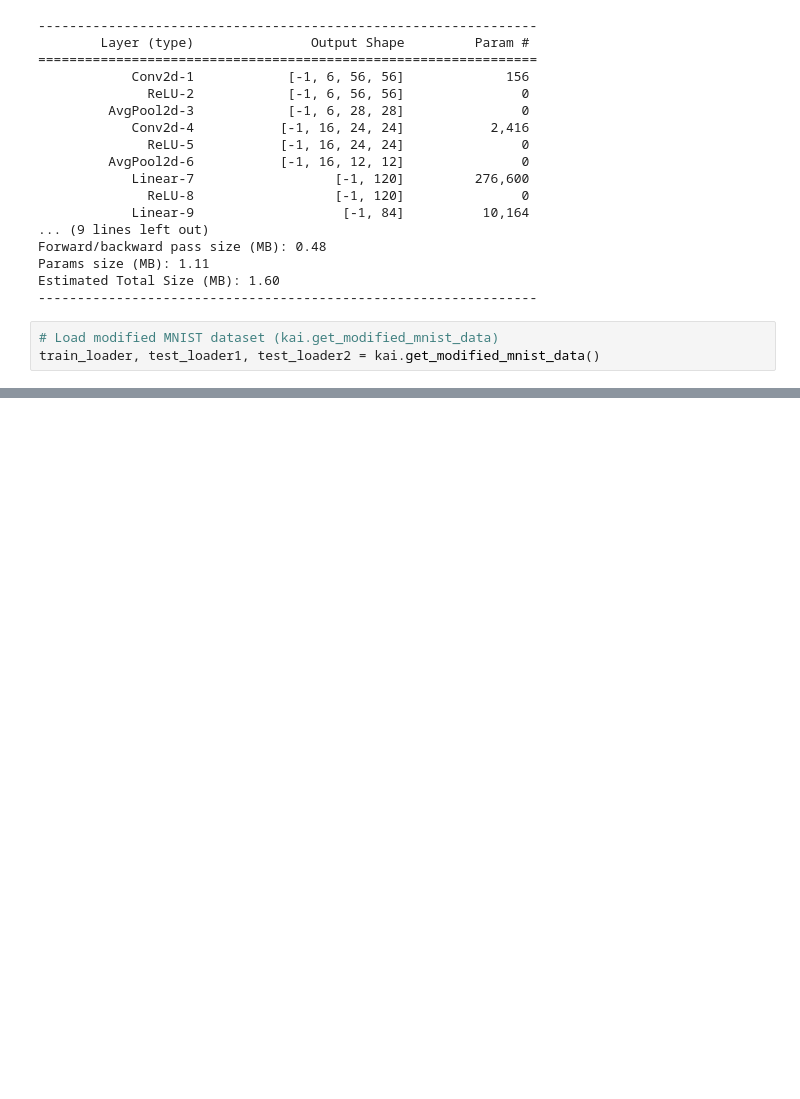
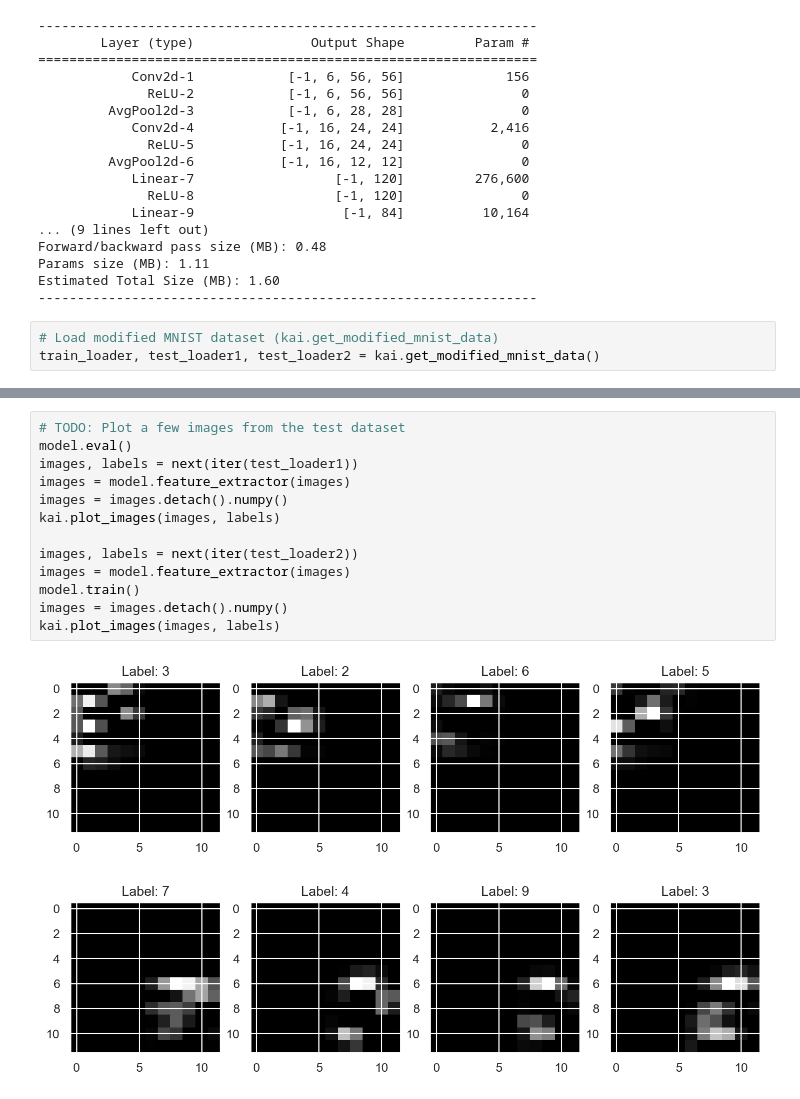
Before and after one commit to equinor/kai-edc2024-workshop, a Jupyter notebook: 2_inductive_biases_and_symmetries/solution.ipynb, the cells around one changed output, grey strips where cells are left out. Saved outputs shown, nothing was run; the diff lists cells and outputs as text; blank space fills up the shorter version.

```diff
--- a/2_inductive_biases_and_symmetries/solution.ipynb
+++ b/2_inductive_biases_and_symmetries/solution.ipynb
@@ -508,3 +492,19 @@ Hmm, that was a lot of work for no improvement on the second test dataset at all
+# %%
+# TODO: Plot a few images from the test dataset
+model.eval()
+images, labels = next(iter(test_loader1))
+images = model.feature_extractor(images)
+images = images.detach().numpy()
+kai.plot_images(images, labels)
+
+images, labels = next(iter(test_loader2))
+images = model.feature_extractor(images)
+model.train()
+images = images.detach().numpy()
+kai.plot_images(images, labels)
+# %% [output]
+[figure, added]
+[figure, added]
 # %% [markdown]
 You can document your thoughts here:
 
```
Also changed, not shown: parts of 32 cells of this notebook, 2 other files.
